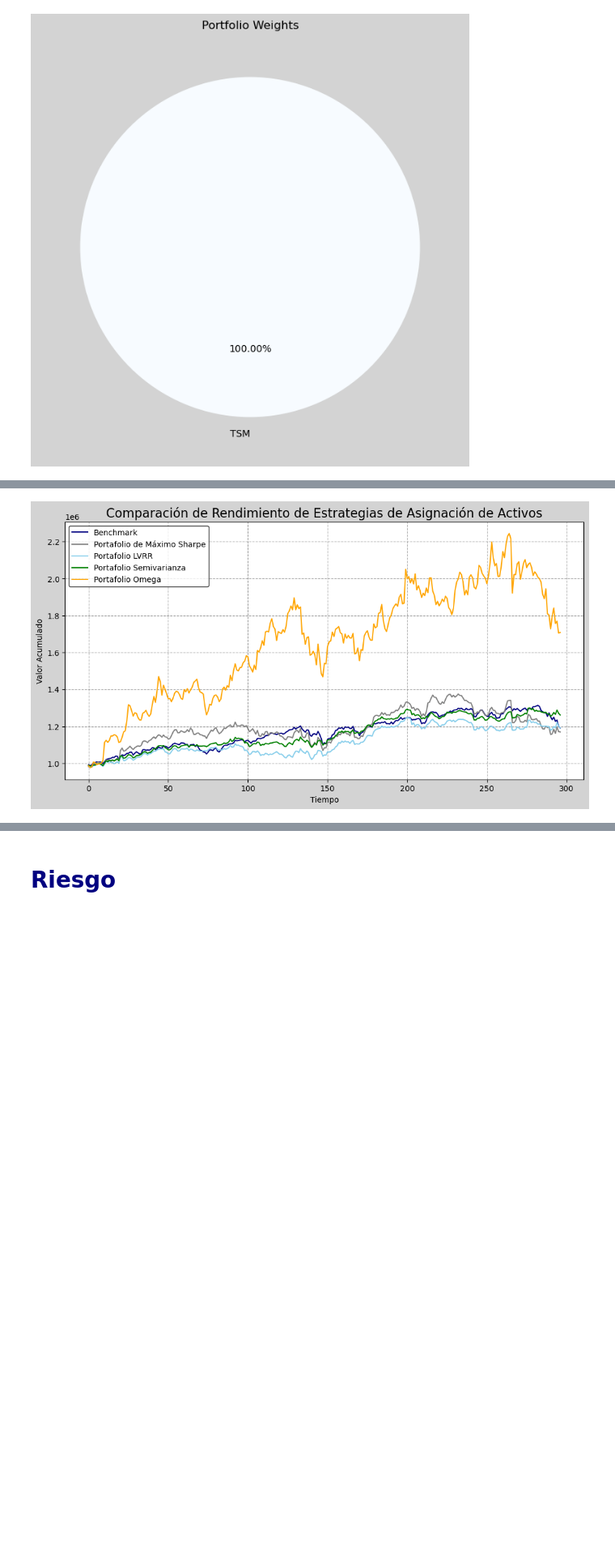
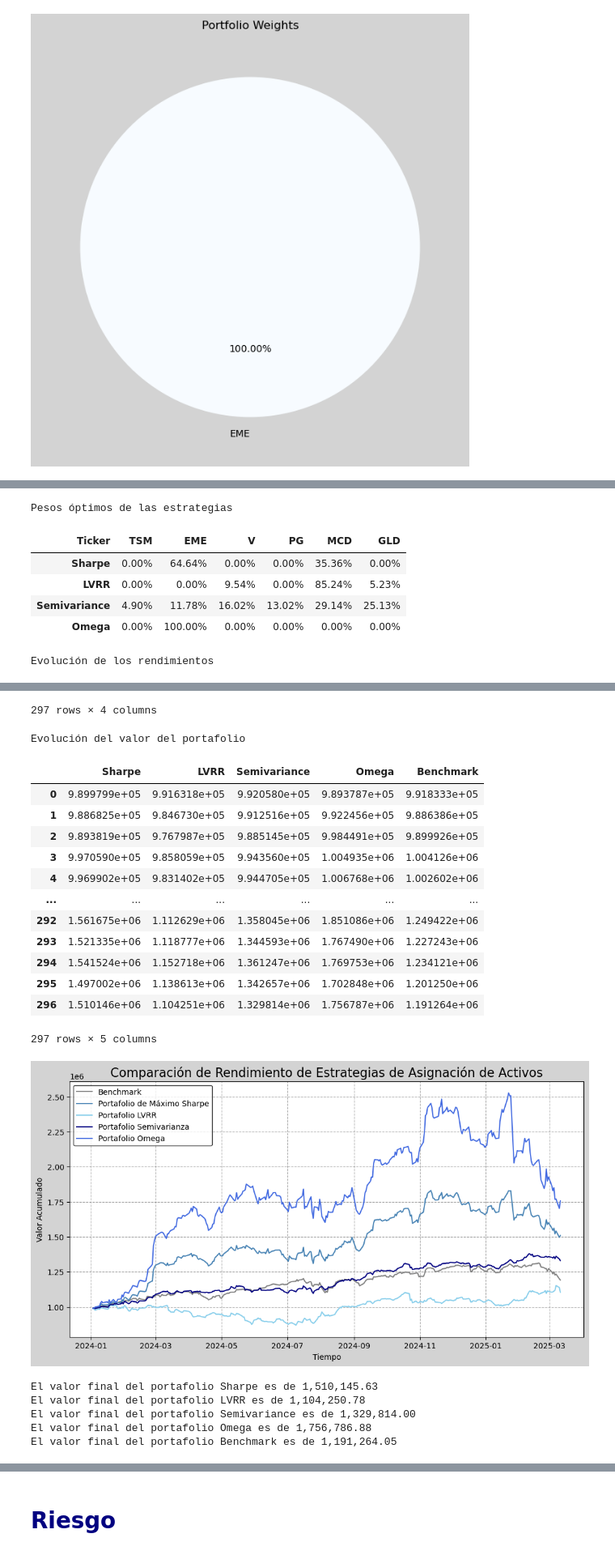
Before and after one commit to LuisMB09/admin_de_riesgos, a Jupyter notebook: Proyecto/Proyecto_Admin.ipynb, the cells around one changed output, grey strips where cells are left out. Shown at 81% size. Saved outputs shown, nothing was run; the diff lists cells and outputs as text; code cells hidden in the pictures; blank space fills up the shorter version.

```diff
--- a/Proyecto/Proyecto_Admin.ipynb
+++ b/Proyecto/Proyecto_Admin.ipynb
@@ -34,8 +258,7 @@ np.random.seed(42)
 # %%
 tickers = ['MSFT', 'PG', 'DUK', 'V', 'TSM', 'GLD']
-tickers = ["GLD", "PG", "DUK", "MCD", "TSM", "MSFT", "V", "CRM", "EME", "ISRG", "LIN", "ETN"]
-# Mala práctica según Nico tickers = ["GLD", "PG", "DUK", 'TSM','CRM','ETN']
-tickers = ["GLD", "PG", "MCD", 'TSM','CRM','ETN']
+# tickers = ["GLD", "PG", "DUK", "MCD", "TSM", "MSFT", "V", "CRM", "EME", "ISRG", "LIN", "ETN"]
+tickers = ['TSM', 'EME', 'V', 'PG', 'MCD', 'GLD']
 
 benchmark = 'SPY'
 
@@ -323,18 +582,41 @@ df_optimal = pd.DataFrame({
 })
 df_optimal.set_index('Ticker', inplace=True)
 # %%
+print(f'Pesos óptimos de las estrategias')
+display(df_optimal.T)
+print()
+
+pd.reset_option('display.float_format')
+print(f'Evolución de los rendimientos')
+display(pd.DataFrame(strats_returns, index=['Sharpe', 'LVRR', 'Semivariance', 'Omega']).T)
+print()
+
+print(f'Evolución del valor del portafolio')
+display(cumulative_money_df)
+
 plt.figure(figsize=(12, 6))
 
-plt.plot(cumulative_money_df['Benchmark'], label='Benchmark', c = 'navy')
-plt.plot(cumulative_money_df['Sharpe'], label='Portafolio de Máximo Sharpe', c = 'gray')
-plt.plot(cumulative_money_df['LVRR'], label='Portafolio LVRR', c = 'skyblue')
-plt.plot(cumulative_money_df['Semivariance'], label='Portafolio Semivarianza', c = 'green')
-plt.plot(cumulative_money_df['Omega'], label='Portafolio Omega', c = 'orange')
+plt.plot(rt_test.index, cumulative_money_df['Benchmark'], label='Benchmark', c = 'gray')
+plt.plot(rt_test.index, cumulative_money_df['Sharpe'], label='Portafolio de Máximo Sharpe', c = 'steelblue')
+plt.plot(rt_test.index, cumulative_money_df['LVRR'], label='Portafolio LVRR', c = 'skyblue')
+plt.plot(rt_test.index, cumulative_money_df['Semivariance'], label='Portafolio Semivarianza', c = 'navy')
+plt.plot(rt_test.index, cumulative_money_df['Omega'], label='Portafolio Omega', c = 'royalblue')
 
 plt.title('Comparación de Rendimiento de Estrategias de Asignación de Activos', fontsize=16)
 plt.xlabel('Tiempo')
 plt.ylabel('Valor Acumulado')
 
 plt.legend(frameon=True, facecolor='white', edgecolor='black', loc='upper left')
-plt.grid(True, linestyle='--', color='gray', alpha=0.7);
+plt.grid(True, linestyle='--', color='gray', alpha=0.7)
+plt.show()
+
+for i in cumulative_money_df.columns:
+    print(f'El valor final del portafolio {i} es de {cumulative_money_df[i].iloc[-1]:,.2f}')
 # %% [output]
+Pesos óptimos de las estrategias
+| Ticker | TSM | EME | V | PG | MCD | GLD |
+| Sharpe | 0.00% | 64.64% | 0.00% | 0.00% | 35.36% | 0.00% |
+| LVRR | 0.00% | 0.00% | 9.54% | 0.00% | 85.24% | 5.23% |
+| Semivariance | 4.90% | 11.78% | 16.02% | 13.02% | 29.14% | 25.13% |
+| Omega | 0.00% | 100.00% | 0.00% | 0.00% | 0.00% | 0.00% |
+Evolución de los rendimientos
@@ -341 +635,21 @@ plt.grid(True, linestyle='--', color='gray', alpha=0.7);
+297 rows × 4 columns
+Evolución del valor del portafolio
+|  | Sharpe | LVRR | Semivariance | Omega | Benchmark |
+| 0 | 9.899799e+05 | 9.916318e+05 | 9.920580e+05 | 9.893787e+05 | 9.918333e+05 |
+| 1 | 9.886825e+05 | 9.846730e+05 | 9.912516e+05 | 9.922456e+05 | 9.886386e+05 |
+| 2 | 9.893819e+05 | 9.767987e+05 | 9.885145e+05 | 9.984491e+05 | 9.899926e+05 |
+| 3 | 9.970590e+05 | 9.858059e+05 | 9.943560e+05 | 1.004935e+06 | 1.004126e+06 |
+| 4 | 9.969902e+05 | 9.831402e+05 | 9.944705e+05 | 1.006768e+06 | 1.002602e+06 |
+| ... | ... | ... | ... | ... | ... |
+| 292 | 1.561675e+06 | 1.112629e+06 | 1.358045e+06 | 1.851086e+06 | 1.249422e+06 |
+| 293 | 1.521335e+06 | 1.118777e+06 | 1.344593e+06 | 1.767490e+06 | 1.227243e+06 |
+| 294 | 1.541524e+06 | 1.152718e+06 | 1.361247e+06 | 1.769753e+06 | 1.234121e+06 |
+| 295 | 1.497002e+06 | 1.138613e+06 | 1.342657e+06 | 1.702848e+06 | 1.201250e+06 |
+| 296 | 1.510146e+06 | 1.104251e+06 | 1.329814e+06 | 1.756787e+06 | 1.191264e+06 |
+297 rows × 5 columns
-[figure, old version]
+[figure, new version]
+El valor final del portafolio Sharpe es de 1,510,145.63
+El valor final del portafolio LVRR es de 1,104,250.78
+El valor final del portafolio Semivariance es de 1,329,814.00
+El valor final del portafolio Omega es de 1,756,786.88
+El valor final del portafolio Benchmark es de 1,191,264.05
```
Also changed, not shown: parts of 46 cells of this notebook, 1 other file.
